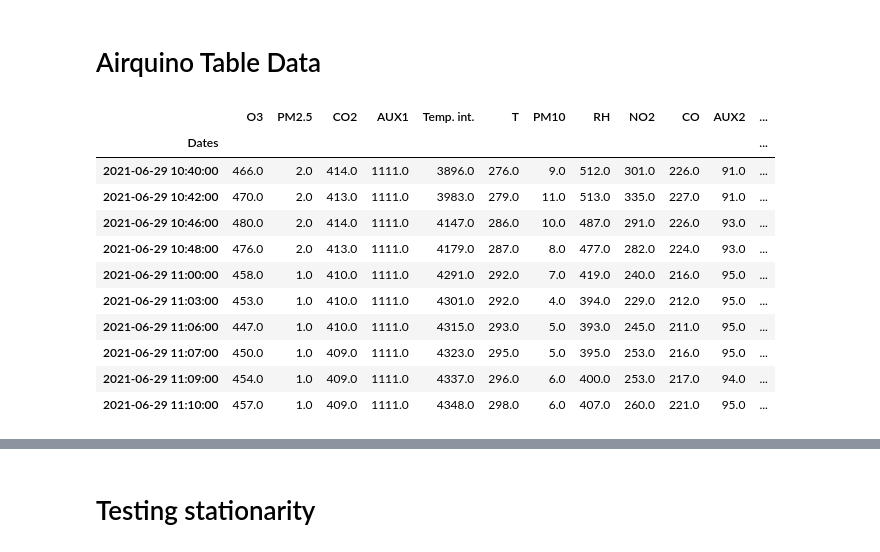
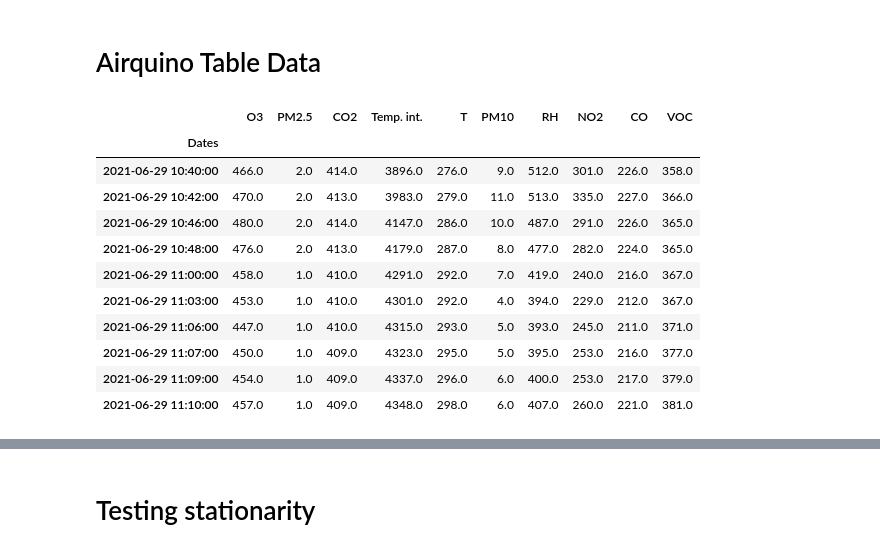
Before and after one commit to marcochisci/Anomaly_detection, a Jupyter notebook: Anomaly_detection.ipynb, the cells around one changed output, grey strips where cells are left out. Drawn from its saved outputs; the diff is of its cells as text; code cells hidden in the pictures.

```diff
--- a/Anomaly_detection.ipynb
+++ b/Anomaly_detection.ipynb
@@ -62,41 +62,41 @@ root
 # %%
 import pandas as pd
 import psycopg2
 import datetime
 import matplotlib.pyplot as plt
 import matplotlib.ticker as ticker
 import matplotlib.dates as mdates
 
 
 conn = psycopg2.connect(host='playground.magentalab.it', port='55432', database='airqino', user='datareader', password='homntLZnlhQd9prtVA9SFezQek')
 
 query = """select * from crosstab(
   'select sd.data_acquired as timestamp, s.sensor_type ,  sd.float_value as value
 from station_data sd join sensor s on s.id = sd.sensor_id
 where sd.data_acquired >= to_timestamp(''2021-06-01 00:00:00'', ''YYYY-mm-dd HH24:MI:SS'')
 and sd.station_id = 23284701 order by sd.data_acquired asc, 1'
- , $$VALUES ('O3'::varchar), ('PM2.5'::varchar), ('CO2'::varchar), ('AUX1'::varchar), ('Temp. int.'::varchar), ('T'::varchar)
- , ('PM10'::varchar), ('RH'::varchar), ('NO2'::varchar), ('CO'::varchar), ('AUX2'::varchar), ('VOC'::varchar)$$
-) AS value ("Dates" timestamp, "O3" float, "PM2.5" float, "CO2" float, "AUX1" float, "Temp. int." float, "T" float, "PM10" float,
-"RH" float, "NO2" float, "CO" float, "AUX2" float, "VOC" float);""".format(29510692, 23284701)  #23284701 is a specific station
+ , $$VALUES ('O3'::varchar), ('PM2.5'::varchar), ('CO2'::varchar), ('Temp. int.'::varchar), ('T'::varchar)
+ , ('PM10'::varchar), ('RH'::varchar), ('NO2'::varchar), ('CO'::varchar), ('VOC'::varchar)$$
+) AS value ("Dates" timestamp, "O3" float, "PM2.5" float, "CO2" float, "Temp. int." float, "T" float, "PM10" float,
+"RH" float, "NO2" float, "CO" float, "VOC" float);""".format(29510692, 23284701)  #23284701 is a specific station
 
 df = pd.read_sql(query, conn)
 df= df.set_index('Dates')
 
 #removing nans
 df = df.dropna()
 
 display(df.head(10))
 # %% [output]
-|  | O3 | PM2.5 | CO2 | AUX1 | Temp. int. | T | PM10 | RH | NO2 | CO | AUX2 | ... |
-| Dates |  |  |  |  |  |  |  |  |  |  |  | ... |
-| 2021-06-29 10:40:00 | 466.0 | 2.0 | 414.0 | 1111.0 | 3896.0 | 276.0 | 9.0 | 512.0 | 301.0 | 226.0 | 91.0 | ... |
-| 2021-06-29 10:42:00 | 470.0 | 2.0 | 413.0 | 1111.0 | 3983.0 | 279.0 | 11.0 | 513.0 | 335.0 | 227.0 | 91.0 | ... |
-| 2021-06-29 10:46:00 | 480.0 | 2.0 | 414.0 | 1111.0 | 4147.0 | 286.0 | 10.0 | 487.0 | 291.0 | 226.0 | 93.0 | ... |
-| 2021-06-29 10:48:00 | 476.0 | 2.0 | 413.0 | 1111.0 | 4179.0 | 287.0 | 8.0 | 477.0 | 282.0 | 224.0 | 93.0 | ... |
-| 2021-06-29 11:00:00 | 458.0 | 1.0 | 410.0 | 1111.0 | 4291.0 | 292.0 | 7.0 | 419.0 | 240.0 | 216.0 | 95.0 | ... |
-| 2021-06-29 11:03:00 | 453.0 | 1.0 | 410.0 | 1111.0 | 4301.0 | 292.0 | 4.0 | 394.0 | 229.0 | 212.0 | 95.0 | ... |
-| 2021-06-29 11:06:00 | 447.0 | 1.0 | 410.0 | 1111.0 | 4315.0 | 293.0 | 5.0 | 393.0 | 245.0 | 211.0 | 95.0 | ... |
-| 2021-06-29 11:07:00 | 450.0 | 1.0 | 409.0 | 1111.0 | 4323.0 | 295.0 | 5.0 | 395.0 | 253.0 | 216.0 | 95.0 | ... |
-| 2021-06-29 11:09:00 | 454.0 | 1.0 | 409.0 | 1111.0 | 4337.0 | 296.0 | 6.0 | 400.0 | 253.0 | 217.0 | 94.0 | ... |
-| 2021-06-29 11:10:00 | 457.0 | 1.0 | 409.0 | 1111.0 | 4348.0 | 298.0 | 6.0 | 407.0 | 260.0 | 221.0 | 95.0 | ... |
+|  | O3 | PM2.5 | CO2 | Temp. int. | T | PM10 | RH | NO2 | CO | VOC |
+| Dates |  |  |  |  |  |  |  |  |  |  |
+| 2021-06-29 10:40:00 | 466.0 | 2.0 | 414.0 | 3896.0 | 276.0 | 9.0 | 512.0 | 301.0 | 226.0 | 358.0 |
+| 2021-06-29 10:42:00 | 470.0 | 2.0 | 413.0 | 3983.0 | 279.0 | 11.0 | 513.0 | 335.0 | 227.0 | 366.0 |
+| 2021-06-29 10:46:00 | 480.0 | 2.0 | 414.0 | 4147.0 | 286.0 | 10.0 | 487.0 | 291.0 | 226.0 | 365.0 |
+| 2021-06-29 10:48:00 | 476.0 | 2.0 | 413.0 | 4179.0 | 287.0 | 8.0 | 477.0 | 282.0 | 224.0 | 365.0 |
+| 2021-06-29 11:00:00 | 458.0 | 1.0 | 410.0 | 4291.0 | 292.0 | 7.0 | 419.0 | 240.0 | 216.0 | 367.0 |
+| 2021-06-29 11:03:00 | 453.0 | 1.0 | 410.0 | 4301.0 | 292.0 | 4.0 | 394.0 | 229.0 | 212.0 | 367.0 |
+| 2021-06-29 11:06:00 | 447.0 | 1.0 | 410.0 | 4315.0 | 293.0 | 5.0 | 393.0 | 245.0 | 211.0 | 371.0 |
+| 2021-06-29 11:07:00 | 450.0 | 1.0 | 409.0 | 4323.0 | 295.0 | 5.0 | 395.0 | 253.0 | 216.0 | 377.0 |
+| 2021-06-29 11:09:00 | 454.0 | 1.0 | 409.0 | 4337.0 | 296.0 | 6.0 | 400.0 | 253.0 | 217.0 | 379.0 |
+| 2021-06-29 11:10:00 | 457.0 | 1.0 | 409.0 | 4348.0 | 298.0 | 6.0 | 407.0 | 260.0 | 221.0 | 381.0 |
```
Also changed, not shown: parts of 32 cells of this notebook.
